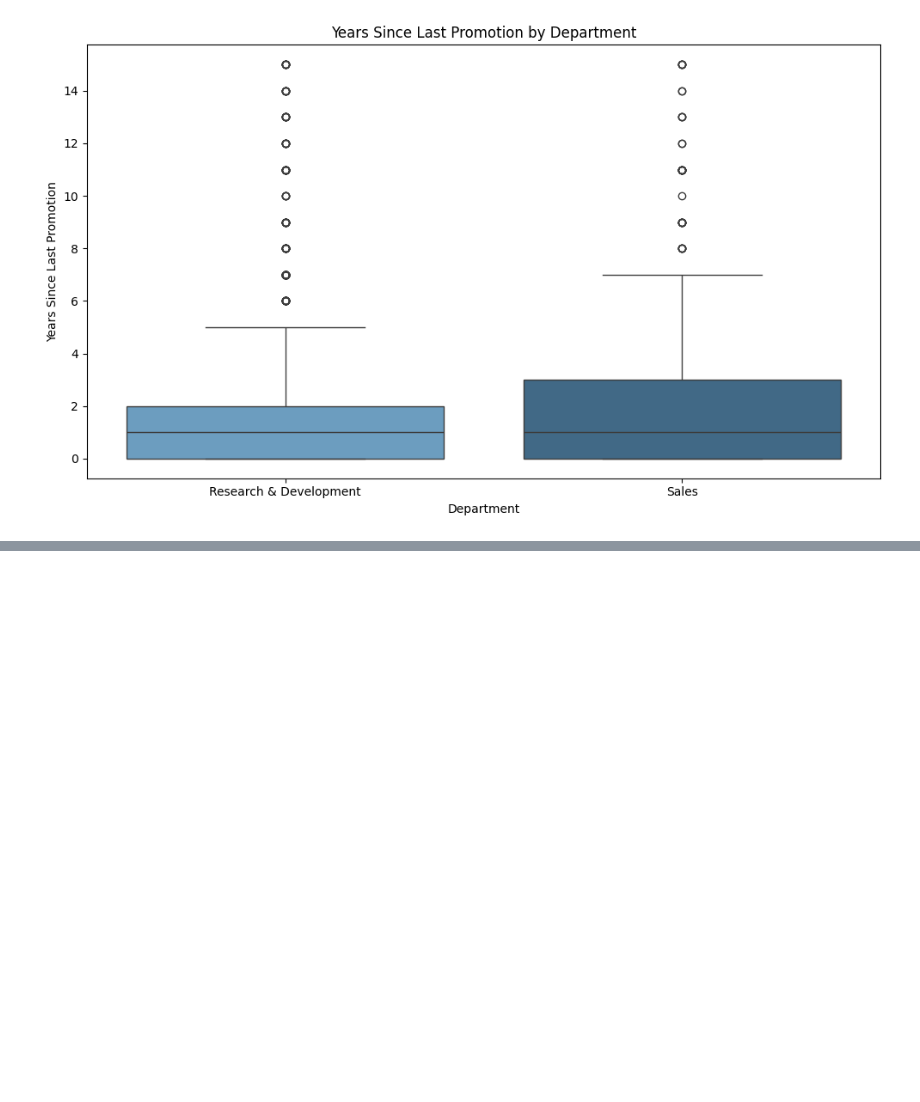
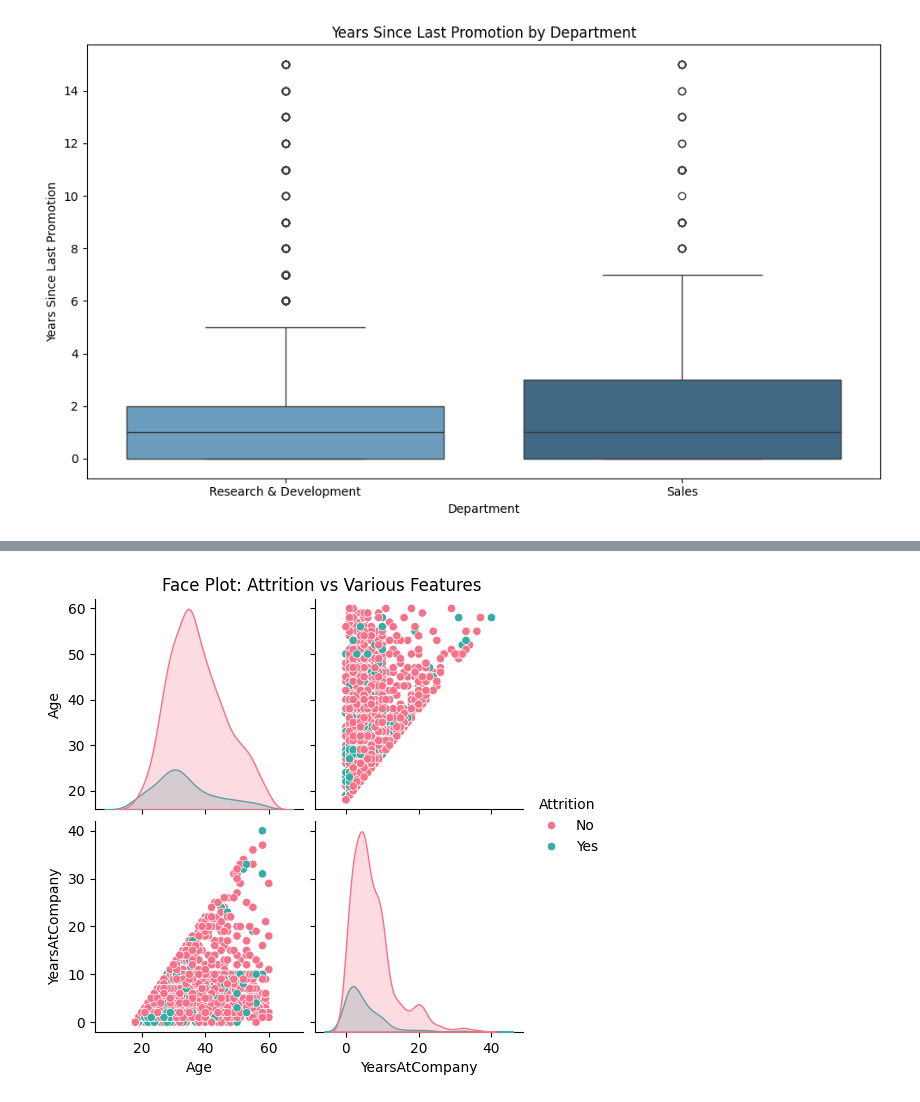
Before and after one commit to melo4yxa77796/EmployeeProductivityAnalysis, a Jupyter notebook: atrrition.ipynb, the cells around one changed output, grey strips where cells are left out. Saved outputs shown, nothing was run; the diff lists cells and outputs as text; code cells hidden in the pictures; blank space fills up the shorter version.

```diff
--- a/atrrition.ipynb
+++ b/atrrition.ipynb
@@ -297,0 +320,11 @@ Passing `palette` without assigning `hue` is deprecated and will be removed in v
+# %%
+# Asegurar que 'Attrition' sea categórico
+df['Attrition'] = df['Attrition'].astype('category')
+
+# Seleccionar algunas variables numéricas
+features = ['Age', 'YearsAtCompany', ]
+sns.pairplot(df, hue='Attrition', vars=features, palette='husl')
+plt.suptitle('Face Plot: Attrition vs Various Features', y=1.02)
+plt.show()
+# %% [output]
+[figure, added]
```
Also changed, not shown: parts of 2 cells of this notebook.
